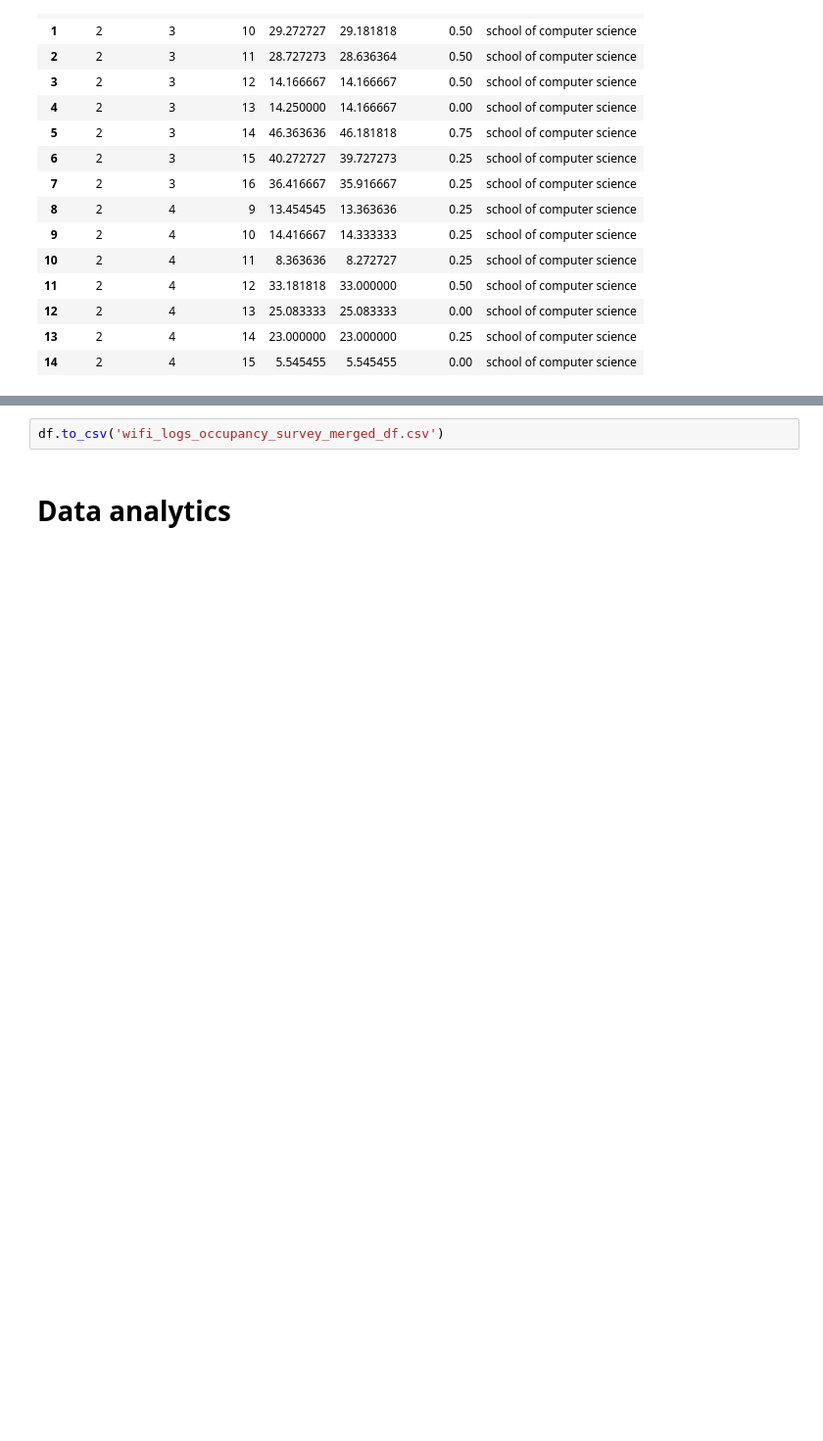
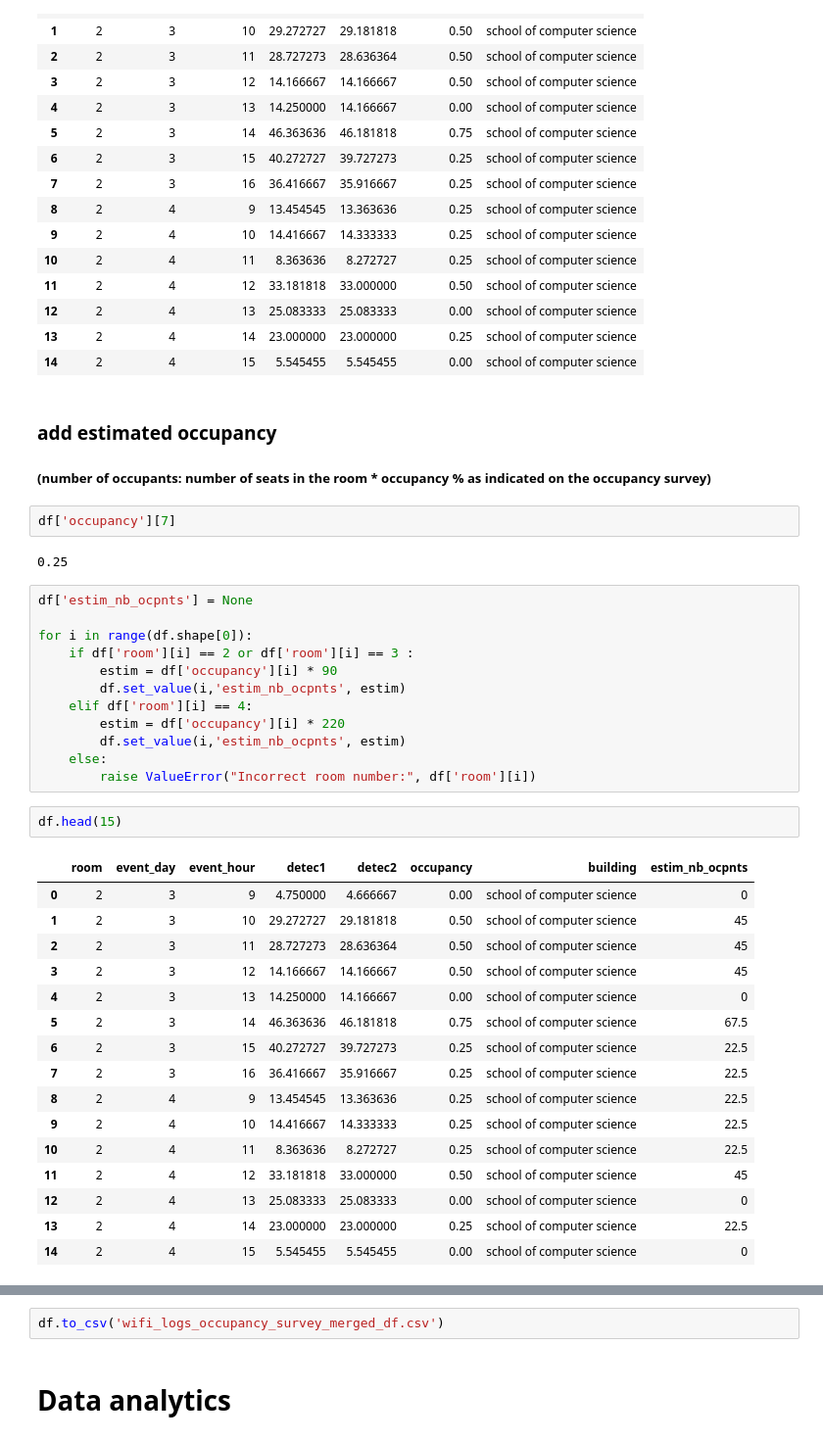
Before and after one commit to PaulineLc/OpenDoorData, a Jupyter notebook: application/data_analytics_ipynb/Data analytics notebook.ipynb, the cells around one changed output, grey strips where cells are left out. Shown at 98% size. Cells and saved outputs as stored; diff of their text form; blank space fills up the shorter version.

Commit message:
added estimated number of occupants per room to the dataframe

```diff
--- a/application/data_analytics_ipynb/Data analytics notebook.ipynb
+++ b/application/data_analytics_ipynb/Data analytics notebook.ipynb
@@ -243,3 +241,42 @@ df.head(15)
 | 12 | 2 | 4 | 13 | 25.083333 | 25.083333 | 0.00 | school of computer science |
 | 13 | 2 | 4 | 14 | 23.000000 | 23.000000 | 0.25 | school of computer science |
 | 14 | 2 | 4 | 15 | 5.545455 | 5.545455 | 0.00 | school of computer science |
+# %% [markdown]
+### add estimated occupancy
+
+##### (number of occupants: number of seats in the room * occupancy % as indicated on the occupancy survey)
+# %%
+df['occupancy'][7]
+# %% [output]
+0.25
+# %%
+df['estim_nb_ocpnts'] = None
+
+for i in range(df.shape[0]):
+    if df['room'][i] == 2 or df['room'][i] == 3 :
+        estim = df['occupancy'][i] * 90
+        df.set_value(i,'estim_nb_ocpnts', estim)
+    elif df['room'][i] == 4:
+        estim = df['occupancy'][i] * 220
+        df.set_value(i,'estim_nb_ocpnts', estim)
+    else:
+        raise ValueError("Incorrect room number:", df['room'][i])
+# %%
+df.head(15)
+# %% [output]
+|  | room | event_day | event_hour | detec1 | detec2 | occupancy | building | estim_nb_ocpnts |
+| 0 | 2 | 3 | 9 | 4.750000 | 4.666667 | 0.00 | school of computer science | 0 |
+| 1 | 2 | 3 | 10 | 29.272727 | 29.181818 | 0.50 | school of computer science | 45 |
+| 2 | 2 | 3 | 11 | 28.727273 | 28.636364 | 0.50 | school of computer science | 45 |
+| 3 | 2 | 3 | 12 | 14.166667 | 14.166667 | 0.50 | school of computer science | 45 |
+| 4 | 2 | 3 | 13 | 14.250000 | 14.166667 | 0.00 | school of computer science | 0 |
+| 5 | 2 | 3 | 14 | 46.363636 | 46.181818 | 0.75 | school of computer science | 67.5 |
+| 6 | 2 | 3 | 15 | 40.272727 | 39.727273 | 0.25 | school of computer science | 22.5 |
+| 7 | 2 | 3 | 16 | 36.416667 | 35.916667 | 0.25 | school of computer science | 22.5 |
+| 8 | 2 | 4 | 9 | 13.454545 | 13.363636 | 0.25 | school of computer science | 22.5 |
+| 9 | 2 | 4 | 10 | 14.416667 | 14.333333 | 0.25 | school of computer science | 22.5 |
+| 10 | 2 | 4 | 11 | 8.363636 | 8.272727 | 0.25 | school of computer science | 22.5 |
+| 11 | 2 | 4 | 12 | 33.181818 | 33.000000 | 0.50 | school of computer science | 45 |
+| 12 | 2 | 4 | 13 | 25.083333 | 25.083333 | 0.00 | school of computer science | 0 |
+| 13 | 2 | 4 | 14 | 23.000000 | 23.000000 | 0.25 | school of computer science | 22.5 |
+| 14 | 2 | 4 | 15 | 5.545455 | 5.545455 | 0.00 | school of computer science | 0 |
```
Also changed, not shown: parts of 7 cells of this notebook.
